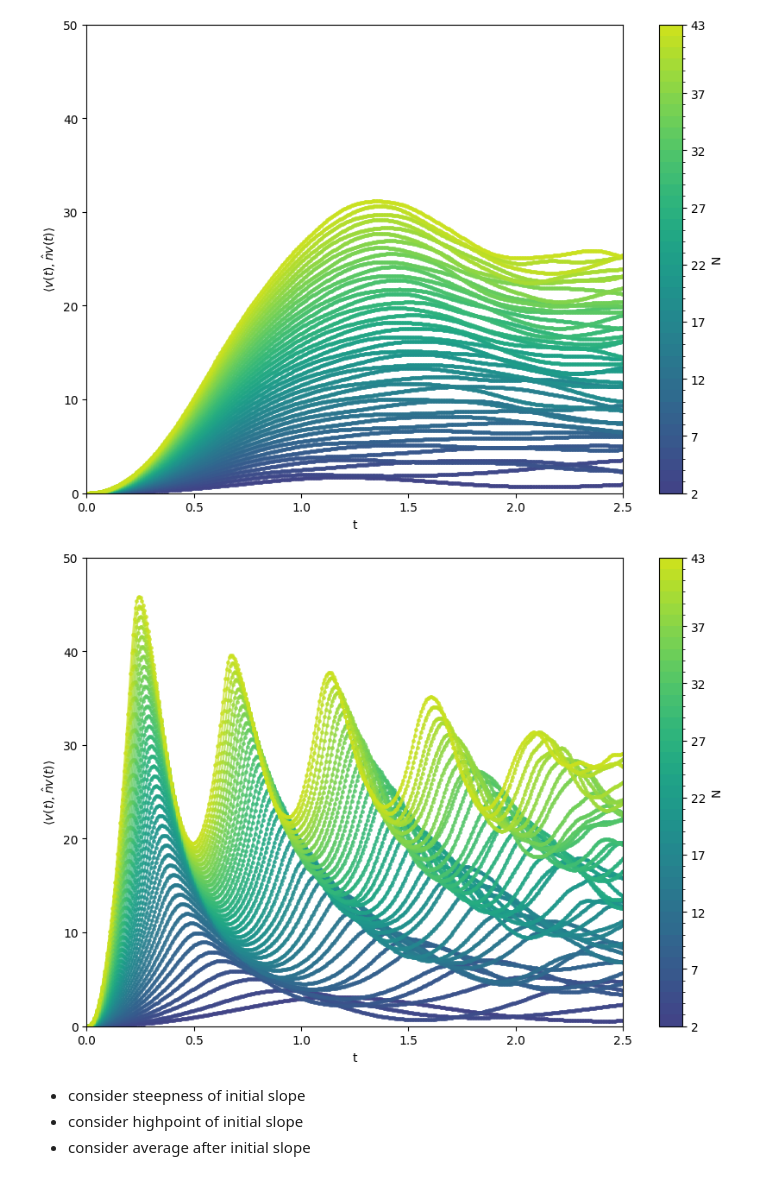
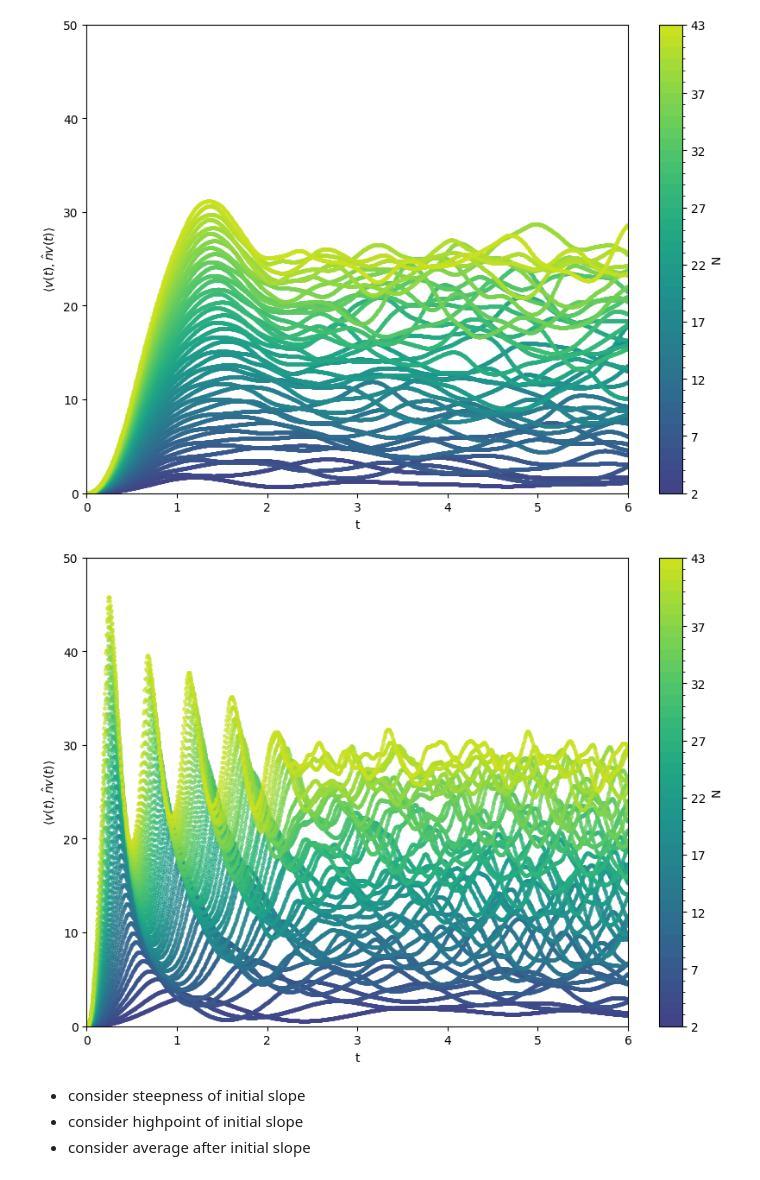
Before and after one commit to LeonhardRichter/CP2_hamiltonian_diagonalization, a Jupyter notebook: analysis_of_photon_count.ipynb, the cells around one changed output. Saved outputs shown, nothing was run; the diff lists cells and outputs as text; code cells hidden in the pictures.

```diff
--- a/analysis_of_photon_count.ipynb
+++ b/analysis_of_photon_count.ipynb
@@ -149,12 +188,11 @@ def plot_data(
 # %%
-fig1 = plot_data(data_excited, max_N=43, x=(0, 2.5), y=(0, 50))
-fig1s = plot_data(data_superradient, max_N=43, x=(0, 2.5), y=(0, 50))
+fig1 = plot_data(data_excited, max_N=43, x=(0, 6), y=(0, 50))
+fig1s = plot_data(data_superradient, max_N=43, x=(0, 6), y=(0, 50))
 # fig2 = plot_data(data_excited, max_N=43, x=(0, 3))
 # fig3 = plot_data(data_excited, max_N=43, x=(0, 2))
-# fig4 = plot_data(data_excited, max_N=43, N_selection=[22, 30, 7])
 # %% [output]
-[figure, old version]
+[figure, new version]
-[figure, old version]
+[figure, new version]
 # %% [markdown]
 - consider steepness of initial slope
 - consider highpoint of initial slope
```
Also changed, not shown: parts of 10 cells of this notebook.
